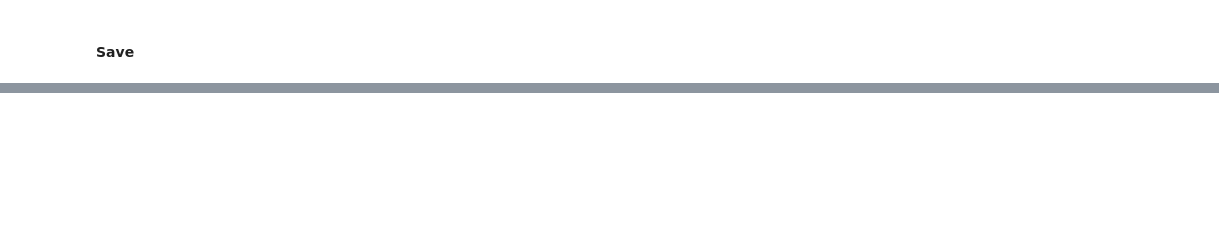
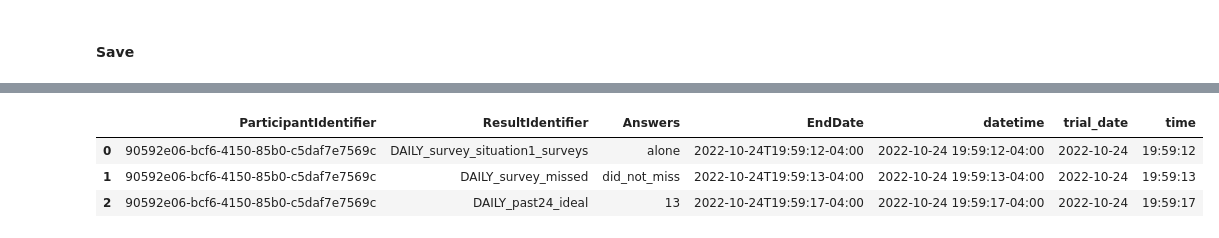
Before and after one commit to danieljwilson/3_3_experience_sampling, a Jupyter notebook: 3_3_3_data_analysis/01_data munge/01_1_process_data.ipynb, the cells around one changed output, grey strips where cells are left out. Cells and saved outputs as stored; diff of their text form; code cells hidden in the pictures; blank space fills up the shorter version.

```diff
--- a/3_3_3_data_analysis/01_data munge/01_1_process_data.ipynb
+++ b/3_3_3_data_analysis/01_data munge/01_1_process_data.ipynb
@@ -188,0 +219,7 @@ df_daily_affect_wide.to_csv(save_path + 'run2_affect.csv', index=False)
+# %%
+if run_num ==1:
+    # run 1
+    df = pd.read_csv(save_path + 'run1_survey_results.csv')
+if run_num ==2:
+    # run 2
+    df = pd.read_csv(save_path + 'run2_survey_results.csv')
@@ -188,0 +341,12 @@ df_daily_affect_wide.to_csv(save_path + 'run2_affect.csv', index=False)
+# %%
+df_daily_sr = df.loc[df.ResultIdentifier.isin(past24_general +
+                                              past24_categories +
+                                              next24_categories +
+                                              specific_goals)].reset_index(drop=True)
+# %%
+df_daily_sr.head(3)
+# %% [output]
+|  | ParticipantIdentifier | ResultIdentifier | Answers | EndDate | datetime | trial_date | time |
+| 0 | 90592e06-bcf6-4150-85b0-c5daf7e7569c | DAILY_survey_situation1_surveys | alone | 2022-10-24T19:59:12-04:00 | 2022-10-24 19:59:12-04:00 | 2022-10-24 | 19:59:12 |
+| 1 | 90592e06-bcf6-4150-85b0-c5daf7e7569c | DAILY_survey_missed | did_not_miss | 2022-10-24T19:59:13-04:00 | 2022-10-24 19:59:13-04:00 | 2022-10-24 | 19:59:13 |
+| 2 | 90592e06-bcf6-4150-85b0-c5daf7e7569c | DAILY_past24_ideal | 13 | 2022-10-24T19:59:17-04:00 | 2022-10-24 19:59:17-04:00 | 2022-10-24 | 19:59:17 |
```
Also changed, not shown: parts of 31 cells of this notebook.
